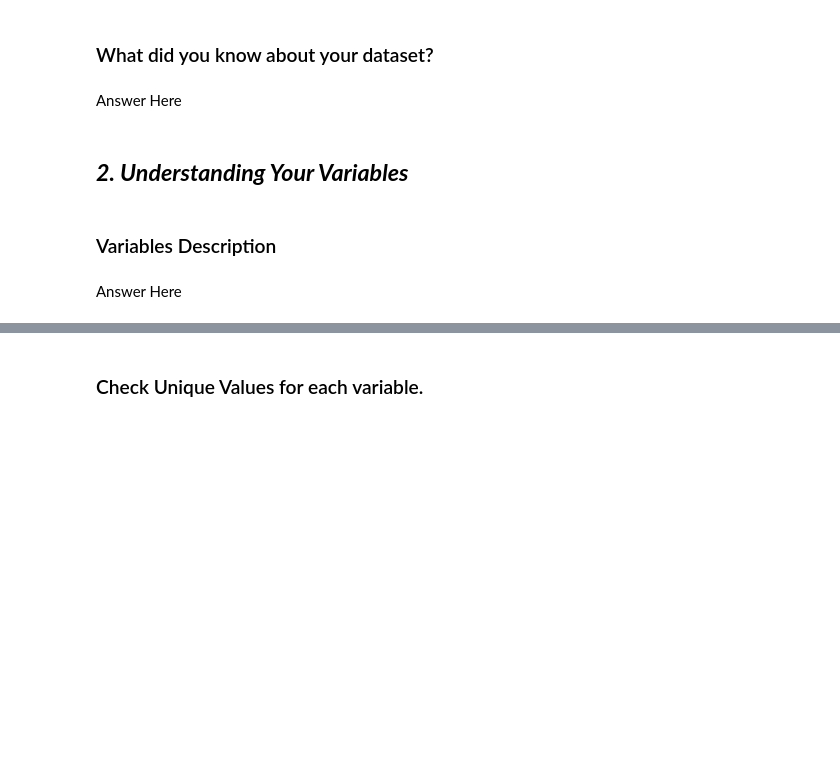
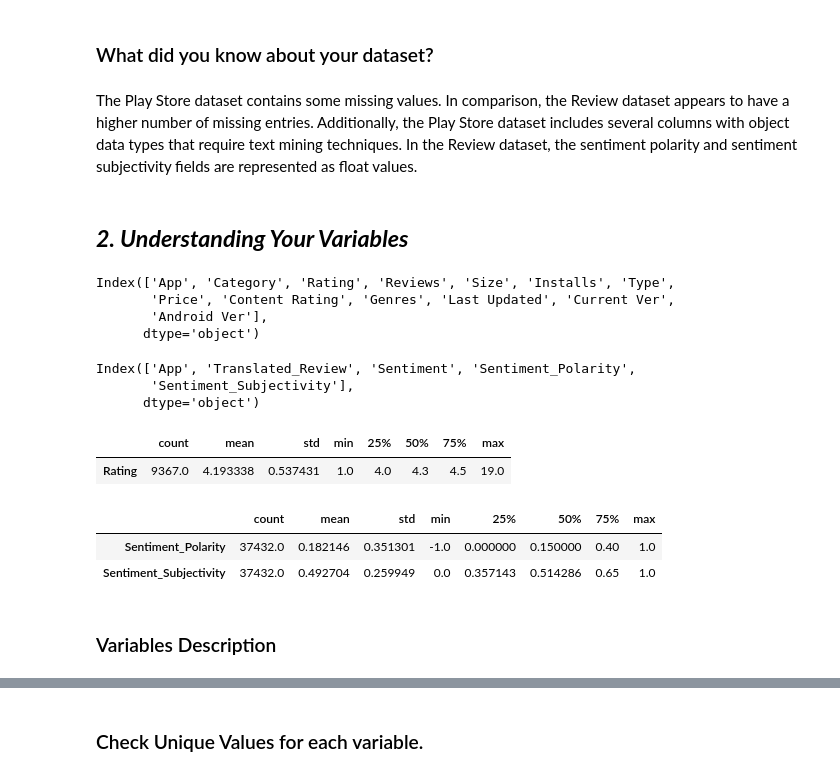
Before and after one commit to manojDOX/Play-Store-App-Review-Analysis-EDA, a Jupyter notebook: Play_Store_App_Review_Analysis_EDA.ipynb, the cells around one changed output, grey strips where cells are left out. Drawn from its saved outputs; the diff is of its cells as text; code cells hidden in the pictures; blank space fills up the shorter version.

```diff
--- a/Play_Store_App_Review_Analysis_EDA.ipynb
+++ b/Play_Store_App_Review_Analysis_EDA.ipynb
@@ -260,15 +260,35 @@ plt.show()
 [figure]
 # %% [markdown]
 ### What did you know about your dataset?
-# %% [markdown]
-Answer Here
+# %% [markdown]
+The Play Store dataset contains some missing values. In comparison, the Review dataset appears to have a higher number of missing entries. Additionally, the Play Store dataset includes several columns with object data types that require text mining techniques. In the Review dataset, the sentiment polarity and sentiment subjectivity fields are represented as float values.
 # %% [markdown]
 ## ***2. Understanding Your Variables***
 # %%
 # Dataset Columns
+data_playstore.columns
+# %% [output]
+Index(['App', 'Category', 'Rating', 'Reviews', 'Size', 'Installs', 'Type',
+       'Price', 'Content Rating', 'Genres', 'Last Updated', 'Current Ver',
+       'Android Ver'],
+      dtype='object')
+# %%
+data_review.columns
+# %% [output]
+Index(['App', 'Translated_Review', 'Sentiment', 'Sentiment_Polarity',
+       'Sentiment_Subjectivity'],
+      dtype='object')
 # %%
 # Dataset Describe
+data_playstore.describe().T
+# %% [output]
+|  | count | mean | std | min | 25% | 50% | 75% | max |
+| Rating | 9367.0 | 4.193338 | 0.537431 | 1.0 | 4.0 | 4.3 | 4.5 | 19.0 |
+# %%
+data_review.describe().T
+# %% [output]
+|  | count | mean | std | min | 25% | 50% | 75% | max |
+| Sentiment_Polarity | 37432.0 | 0.182146 | 0.351301 | -1.0 | 0.000000 | 0.150000 | 0.40 | 1.0 |
+| Sentiment_Subjectivity | 37432.0 | 0.492704 | 0.259949 | 0.0 | 0.357143 | 0.514286 | 0.65 | 1.0 |
 # %% [markdown]
 ### Variables Description
-# %% [markdown]
-Answer Here
```
Also changed, not shown: parts of 9 cells of this notebook.
